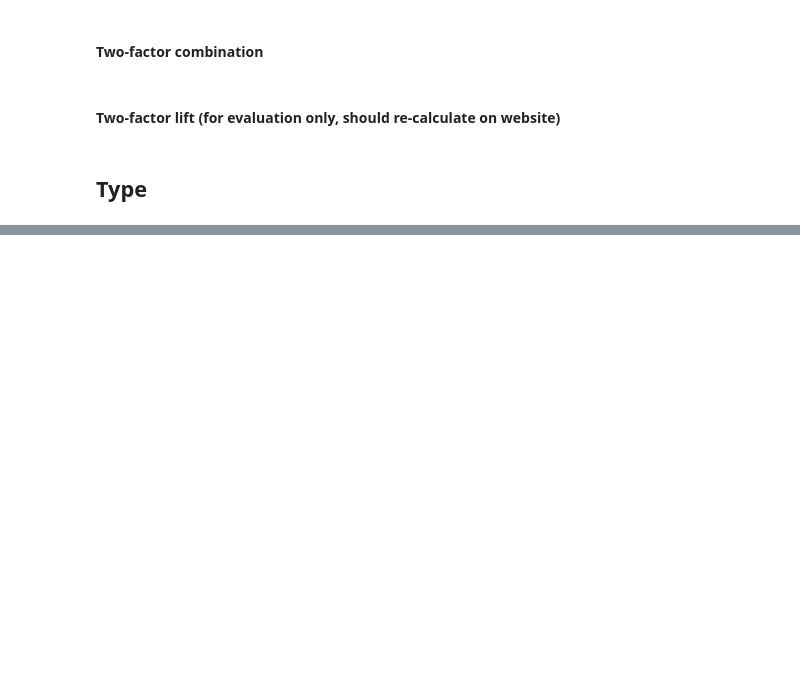
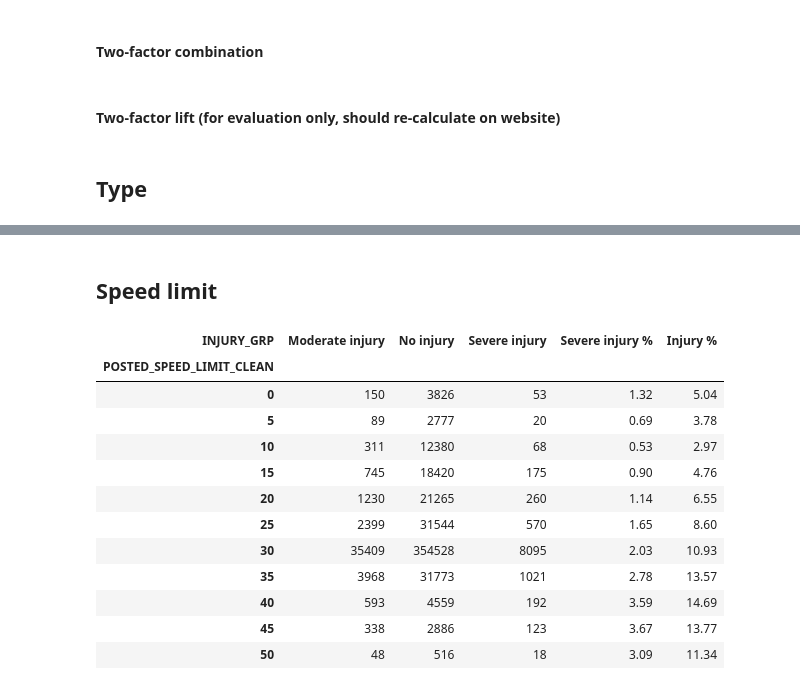
Before and after one commit to eddyyet/Crashes, a Jupyter notebook: src/data/data_slicing.ipynb, the cells around one changed output, grey strips where cells are left out. Saved outputs shown, nothing was run; the diff lists cells and outputs as text; code cells hidden in the pictures; blank space fills up the shorter version.

Commit message:
Speed limit

```diff
--- a/src/data/data_slicing.ipynb
+++ b/src/data/data_slicing.ipynb
@@ -512,3 +512,43 @@ crash_type.head()
 |  | Far Southeast Side | 1117 | 12 | 635 | 85 | 53 | 126 | ... |
 |  | Far Southwest Side | 841 | 3 | 360 | 57 | 14 | 73 | ... |
 |  | North Side | 968 | 4 | 398 | 97 | 41 | 91 | ... |
+# %% [markdown]
+## Speed limit
+# %%
+import numpy as np
+
+speed = df[['CRASH_YEAR','SIDE','CRASH_RECORD_ID','POSTED_SPEED_LIMIT','MOST_SEVERE_INJURY']]
+
+injury_dict = {
+  'FATAL': 'Severe injury',
+  'INCAPACITATING INJURY': 'Severe injury',
+  'NO INDICATION OF INJURY': 'No injury',
+  'NONINCAPACITATING INJURY': 'Moderate injury',
+  'REPORTED, NOT EVIDENT': 'No injury'
+}
+
+# convert POST_SPEED_LIMIT to move all values that are not a multiple of 5 to NaN
+speed['POSTED_SPEED_LIMIT_CLEAN'] = speed['POSTED_SPEED_LIMIT'].fillna(0).apply(lambda x: 0 if (x % 5 or x <5) != 0 else int(x)).apply(lambda x: 50 if x > 50 else int(x))
+
+# convert MOST_SEVERE_INJURY to Injured or No injury
+speed['INJURY_GRP'] = speed['MOST_SEVERE_INJURY'].map(injury_dict)
+
+# calculate injury rate by POSTED_SPEED_LIMIT
+speed = speed.pivot_table(values='CRASH_RECORD_ID', index=['POSTED_SPEED_LIMIT_CLEAN'], columns=['INJURY_GRP'], aggfunc='count', fill_value=0)
+speed['Severe injury %'] = (speed['Severe injury'] / (speed['Severe injury'] + speed['Moderate injury'] + speed['No injury'])).apply(lambda x: round(x*100, 2))
+speed['Injury %'] = ((speed['Severe injury'] + speed['Moderate injury']) / (speed['Severe injury'] + speed['Moderate injury'] + speed['No injury'])).apply(lambda x: round(x*100, 2))
+speed.head(15)
+# %% [output]
+| INJURY_GRP | Moderate injury | No injury | Severe injury | Severe injury % | Injury % |
+| POSTED_SPEED_LIMIT_CLEAN |  |  |  |  |  |
+| 0 | 150 | 3826 | 53 | 1.32 | 5.04 |
+| 5 | 89 | 2777 | 20 | 0.69 | 3.78 |
+| 10 | 311 | 12380 | 68 | 0.53 | 2.97 |
+| 15 | 745 | 18420 | 175 | 0.90 | 4.76 |
+| 20 | 1230 | 21265 | 260 | 1.14 | 6.55 |
+| 25 | 2399 | 31544 | 570 | 1.65 | 8.60 |
+| 30 | 35409 | 354528 | 8095 | 2.03 | 10.93 |
+| 35 | 3968 | 31773 | 1021 | 2.78 | 13.57 |
+| 40 | 593 | 4559 | 192 | 3.59 | 14.69 |
+| 45 | 338 | 2886 | 123 | 3.67 | 13.77 |
+| 50 | 48 | 516 | 18 | 3.09 | 11.34 |
```
